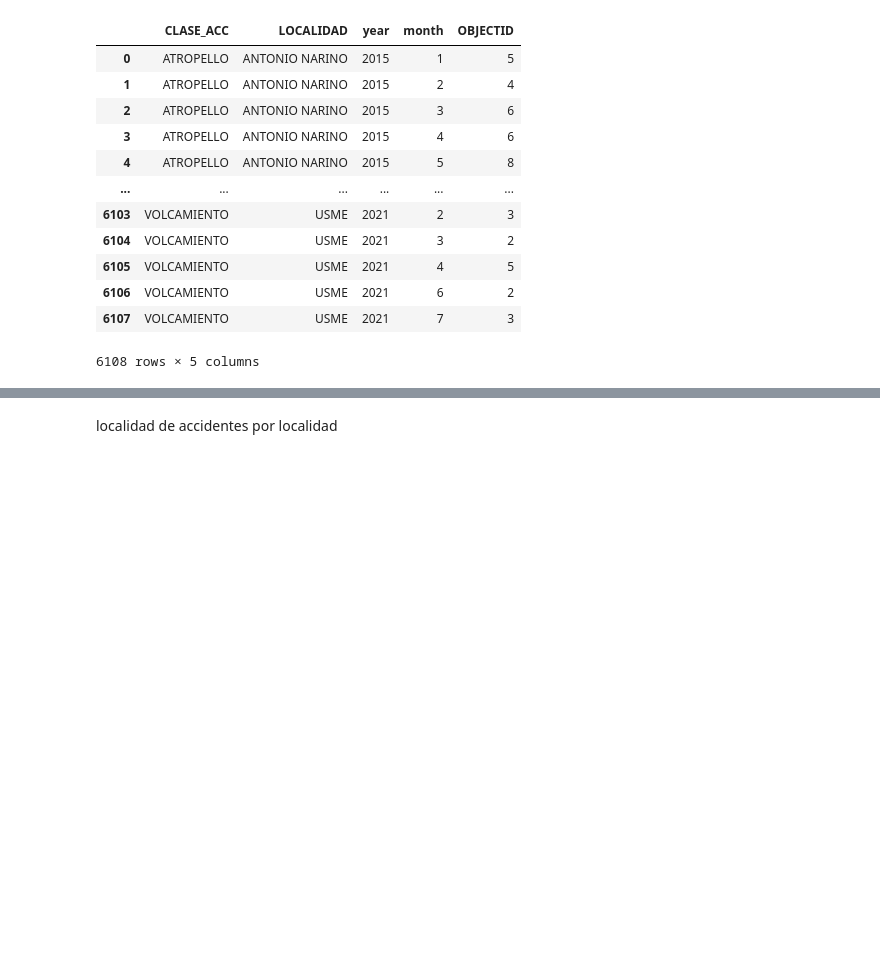
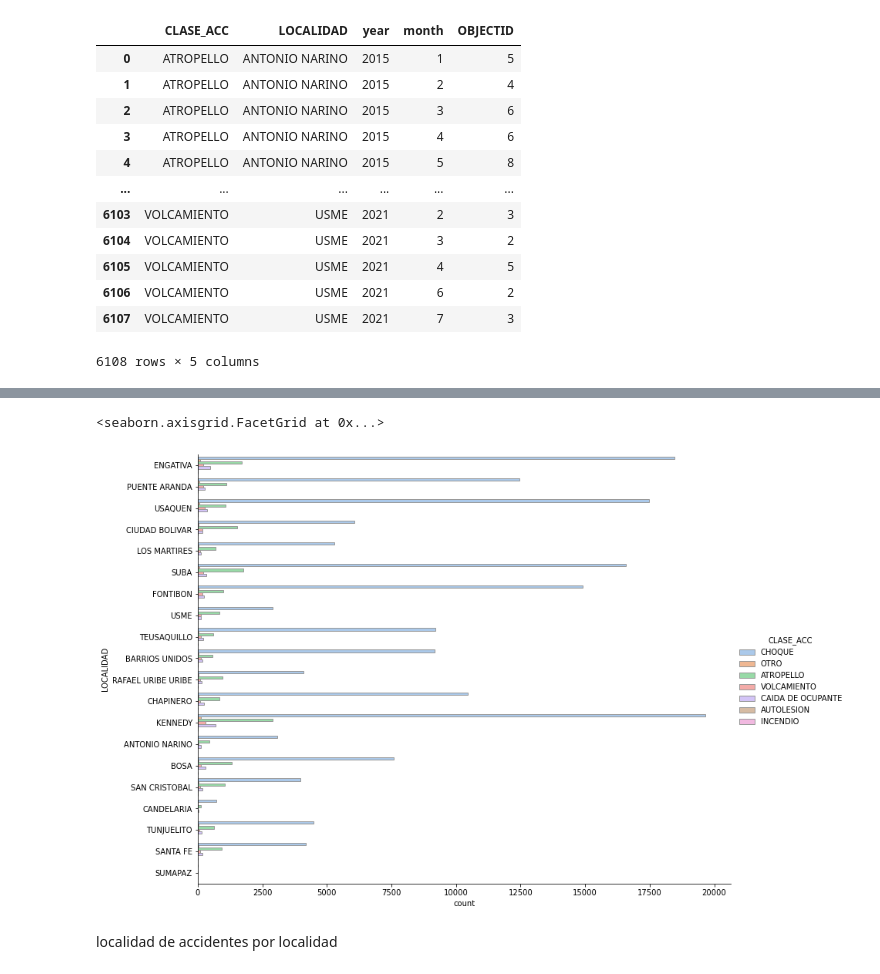
Before and after one commit to karinstefa/visual-analytics, a Jupyter notebook: Laboratorio-1/exploracion-datos.ipynb, the cells around one changed output, grey strips where cells are left out. Saved outputs shown, nothing was run; the diff lists cells and outputs as text; code cells hidden in the pictures; blank space fills up the shorter version.

```diff
--- a/Laboratorio-1/exploracion-datos.ipynb
+++ b/Laboratorio-1/exploracion-datos.ipynb
@@ -126,3 +154,10 @@ df.groupby(['CLASE_ACC','LOCALIDAD','year','month']).OBJECTID.count().reset_inde
+# %%
+sns.catplot(y="LOCALIDAD", hue="CLASE_ACC", kind="count",
+            palette="pastel", edgecolor=".6",
+            data=df, height=8.27, aspect=11.7/8.27)
+# %% [output]
+<seaborn.axisgrid.FacetGrid at 0x...>
+[figure, added]
 # %% [markdown]
 localidad de accidentes por localidad
 # %%
```
Also changed, not shown: parts of 5 cells of this notebook.
